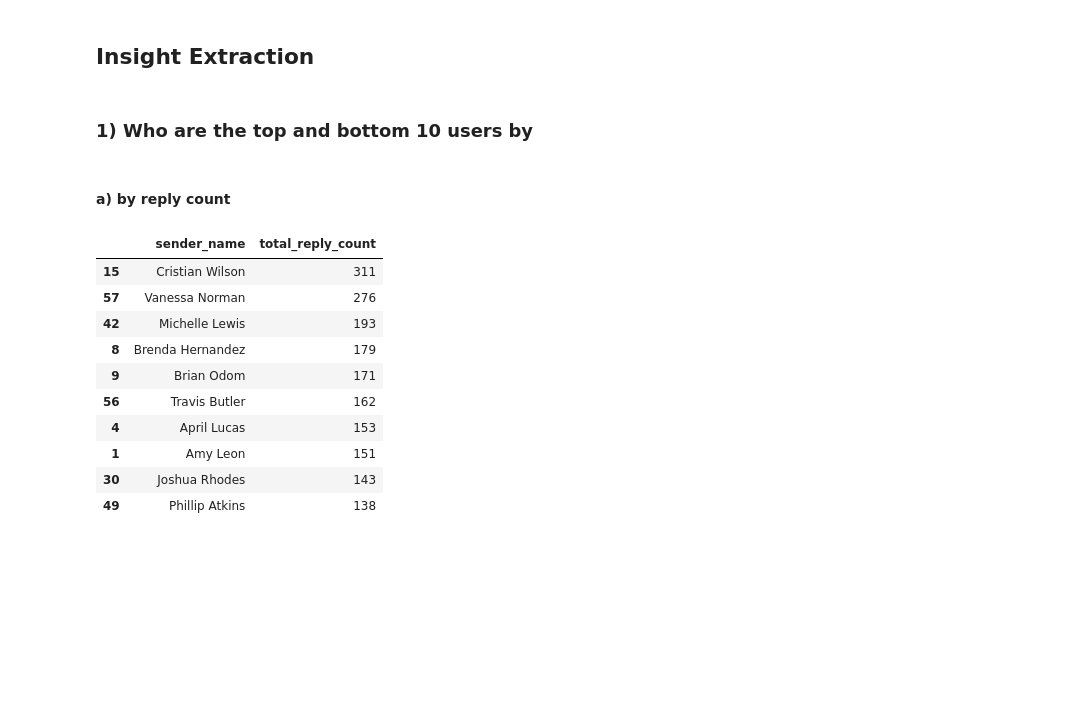
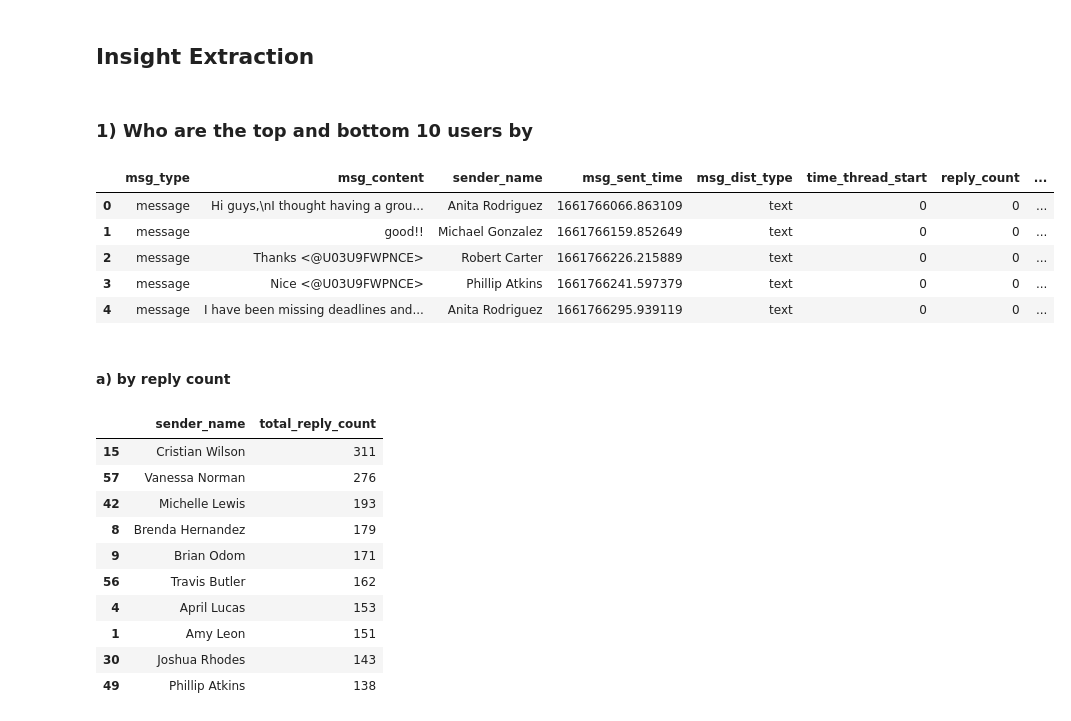
Before and after one commit to bkaggle/Slack_message_analysis, a Jupyter notebook: notebooks/parse_slack_data.ipynb, the cells around one changed output. Saved outputs shown, nothing was run; the diff lists cells and outputs as text; code cells hidden in the pictures; blank space fills up the shorter version.

```diff
--- a/notebooks/parse_slack_data.ipynb
+++ b/notebooks/parse_slack_data.ipynb
@@ -105,26 +105,34 @@ def draw_user_reaction(data, channel='General'):
 # %%
 ### Parsing Data
 data_directory = os.path.join(rpath, "data")
 slack_data_loader = SlackDataLoader(data_directory)
 # List all directories in the 'data' directory
 directories = [d for d in os.listdir(data_directory) if os.path.isdir(os.path.join(data_directory, d))]
 
 
 dfs_by_directory = []
 
 # Iterate through each directory
 for directory in directories:
     directory_path = os.path.join(data_directory, directory)
     df_directory = slack_data_loader.slack_parser(directory_path)
 
     # Add a 'directory' column to identify the source directory
     df_directory['directory'] = directory
 
     # Append the DataFrame to the list
     dfs_by_directory.append(df_directory)
 
 # Concatenate all DataFrames into a single DataFrame
 slack_parser_df = pd.concat(dfs_by_directory, ignore_index=True)
+slack_parser_df.head(5)
+# %% [output]
+|  | msg_type | msg_content | sender_name | msg_sent_time | msg_dist_type | time_thread_start | reply_count | ... |
+| 0 | message | Hi guys,\nI thought having a grou... | Anita Rodriguez | 1661766066.863109 | text | 0 | 0 | ... |
+| 1 | message | good!! | Michael Gonzalez | 1661766159.852649 | text | 0 | 0 | ... |
+| 2 | message | Thanks <@U03U9FWPNCE> | Robert Carter | 1661766226.215889 | text | 0 | 0 | ... |
+| 3 | message | Nice <@U03U9FWPNCE> | Phillip Atkins | 1661766241.597379 | text | 0 | 0 | ... |
+| 4 | message | I have been missing deadlines and... | Anita Rodriguez | 1661766295.939119 | text | 0 | 0 | ... |
 # %% [markdown]
 #### a) by reply count
 # %%
```
Also changed, not shown: parts of 16 cells of this notebook.
